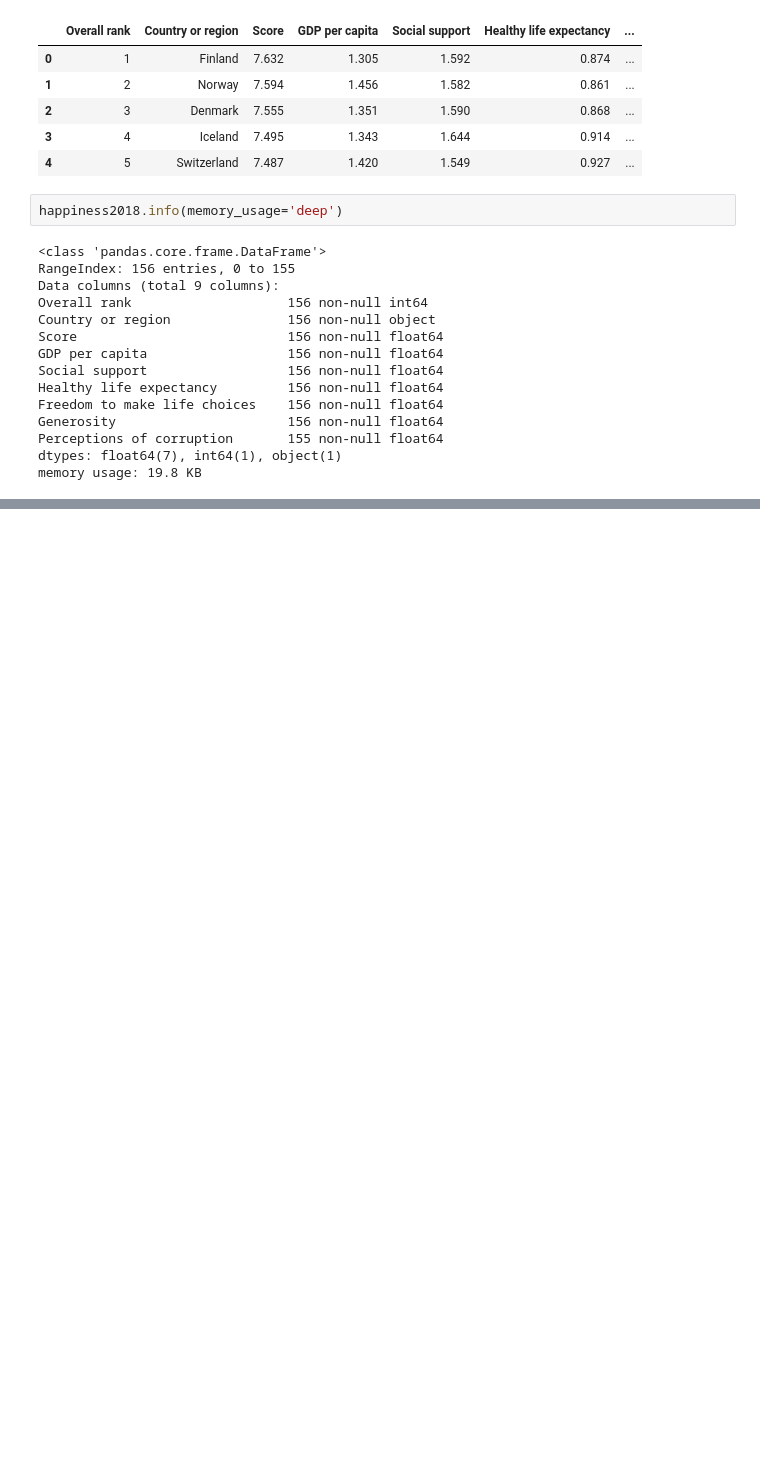
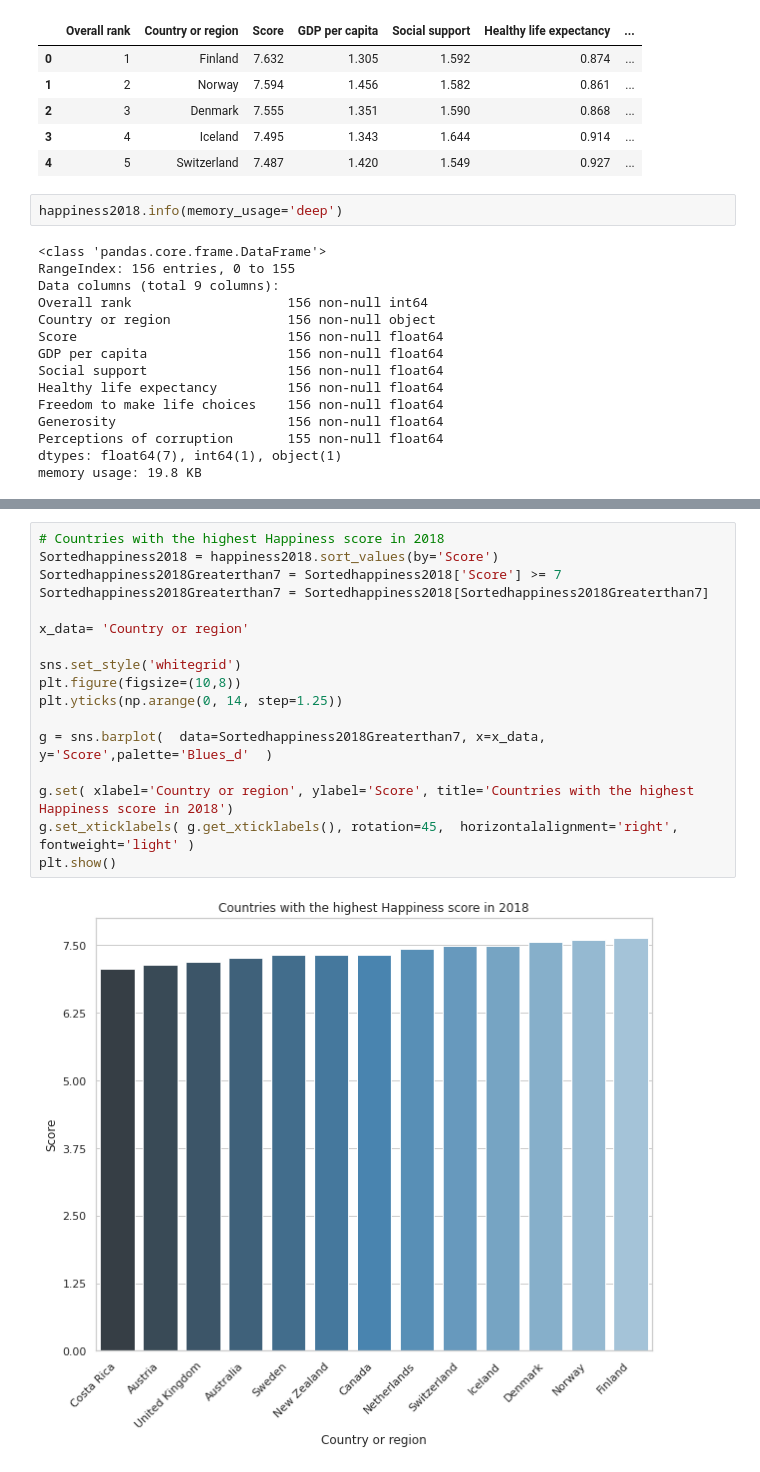
Before and after one commit to ArminD93/WorldHappinessReport, a Jupyter notebook: WorldHappinessReport_2018.ipynb, the cells around one changed output, grey strips where cells are left out. Drawn from its saved outputs; the diff is of its cells as text; blank space fills up the shorter version.

```diff
--- a/WorldHappinessReport_2018.ipynb
+++ b/WorldHappinessReport_2018.ipynb
@@ -53,0 +62,19 @@ happiness2018.describe()
+# %%
+# Countries with the highest Happiness score in 2018
+Sortedhappiness2018 = happiness2018.sort_values(by='Score')
+Sortedhappiness2018Greaterthan7 = Sortedhappiness2018['Score'] >= 7
+Sortedhappiness2018Greaterthan7 = Sortedhappiness2018[Sortedhappiness2018Greaterthan7]
+
+x_data= 'Country or region'
+
+sns.set_style('whitegrid')
+plt.figure(figsize=(10,8))
+plt.yticks(np.arange(0, 14, step=1.25))
+
+g = sns.barplot(  data=Sortedhappiness2018Greaterthan7, x=x_data,  y='Score',palette='Blues_d'  )
+
+g.set( xlabel='Country or region', ylabel='Score', title='Countries with the highest Happiness score in 2018')
+g.set_xticklabels( g.get_xticklabels(), rotation=45,  horizontalalignment='right', fontweight='light' )
+plt.show()
+# %% [output]
+[figure, added]
```
Also changed, not shown: parts of 3 cells of this notebook.
